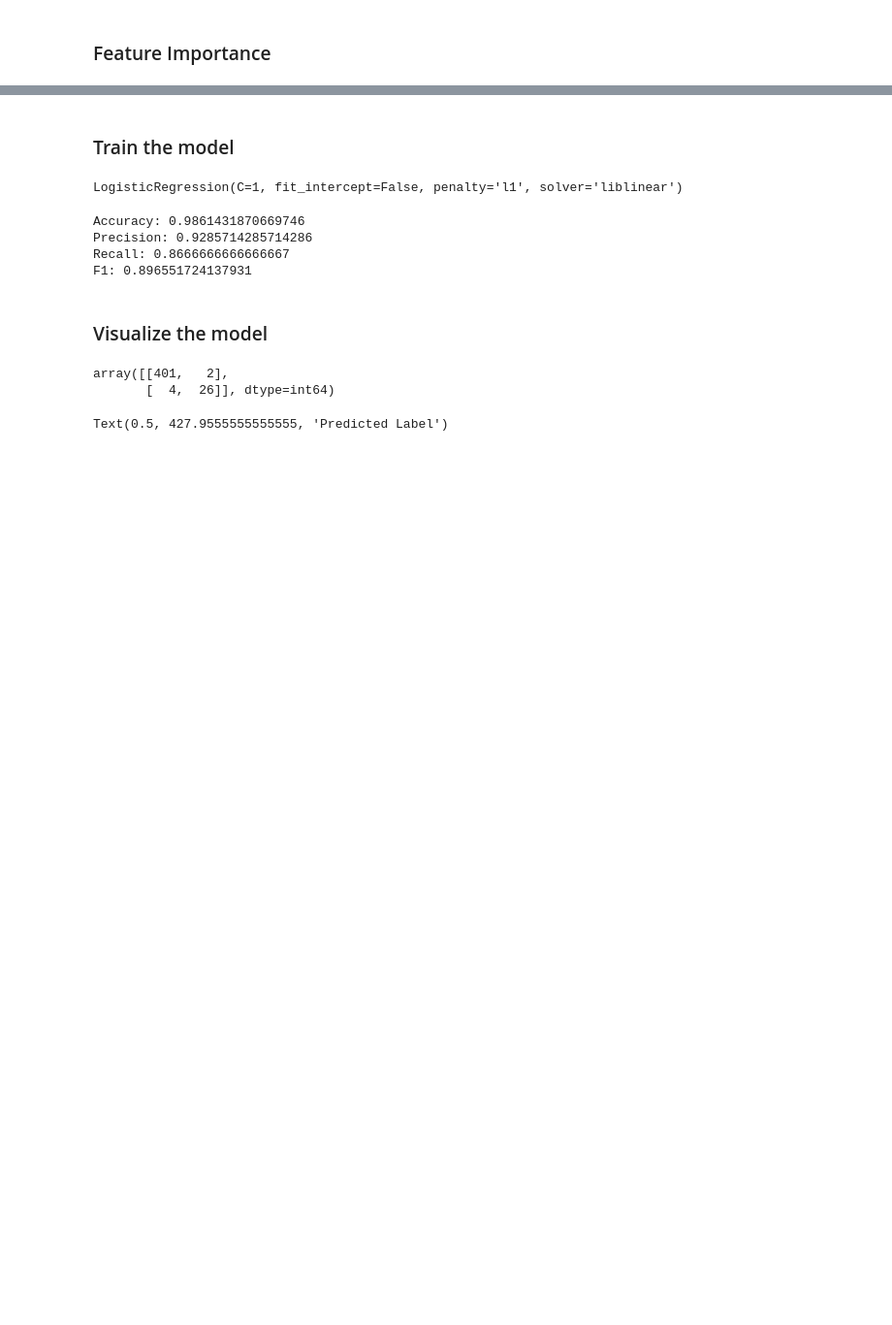
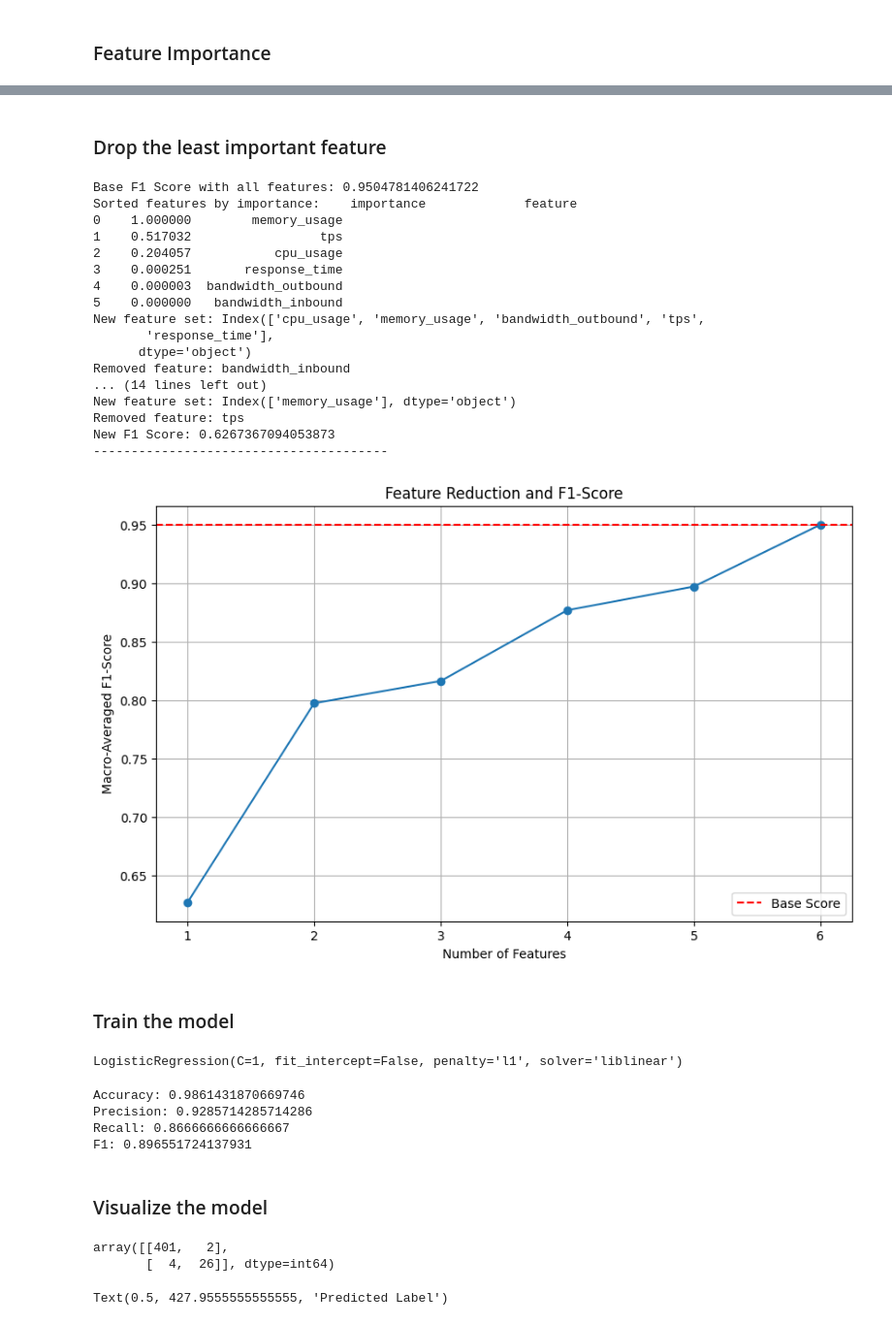
Before and after one commit to meng-rcis/rcie-system-metrics-prediction, a Jupyter notebook: two-stages/status/status.logistic_regression.ipynb, the cells around one changed output, grey strips where cells are left out. Shown at 97% size. Saved outputs shown, nothing was run; the diff lists cells and outputs as text; code cells hidden in the pictures; blank space fills up the shorter version.

```diff
--- a/two-stages/status/status.logistic_regression.ipynb
+++ b/two-stages/status/status.logistic_regression.ipynb
@@ -160,3 +190,80 @@ Feature 6: 0.194396889211519
+# %% [markdown]
+### Drop the least important feature
+# %%
+# Import feature and target columns
+X = pickle.load(open("./common/feature_status.p", "rb"))
+y = pickle.load(open("./common/target_status.p", "rb"))
+
+# instantiate the logistic regression model
+logreg = LogisticRegression()
+
+# list to store mean F1-scores
+mean_f1_scores = []
+
+# prepare the cross-validation procedure
+cv = KFold(n_splits=10)
+
+# evaluate and store performance of full model
+f1 = cross_val_score(logreg, X, y, scoring='f1_macro', cv=cv, n_jobs=-1).mean()
+mean_f1_scores.append(f1)
+
+# print base score
+print(f'Base F1 Score with all features: {f1}')
+
+# Get sorted features by importance
+sorted_features = df_importance.sort_values(by='importance', ascending=False).reset_index(drop=True)
+
+# print sorted features
+print(f'Sorted features by importance: {sorted_features}')
+
+X_reduced = X.copy()  # Create a copy of X
+
+for i in range(len(sorted_features) - 1):
+    logreg = LogisticRegression()
+
+    # Drop the least important feature
+    removed_feature = sorted_features.iloc[-(i+1)]['feature']
+    X_reduced = X_reduced.drop(removed_feature, axis=1)
+
+    # Train the model with the reduced feature set and calculate cross-validated F1 score
+    f1 = cross_val_score(logreg, X_reduced, y, scoring='f1_macro', cv=cv, n_jobs=-1).mean()
+    mean_f1_scores.append(f1)
+
+    print(f'New feature set: {X_reduced.columns}\nRemoved feature: {removed_feature}\nNew F1 Score: {f1}')
+    print('---------------------------------------')
+
+# Plot the F1-scores
+plt.figure(figsize=(10, 6))
+plt.plot(range(len(sorted_features), 0, -1), mean_f1_scores, marker='o')
+
+# Plot the base score
+plt.axhline(y=mean_f1_scores[0], color='r', linestyle='--', label='Base Score')
+
+plt.title('Feature Reduction and F1-Score')
+plt.xlabel('Number of Features')
+plt.ylabel('Macro-Averaged F1-Score')
+plt.legend()
+plt.grid(True)
+plt.show()
+# %% [output]
+Base F1 Score with all features: 0.9504781406241722
+Sorted features by importance:    importance             feature
+0    1.000000        memory_usage
+1    0.517032                 tps
+2    0.204057           cpu_usage
+3    0.000251       response_time
+4    0.000003  bandwidth_outbound
+5    0.000000   bandwidth_inbound
+New feature set: Index(['cpu_usage', 'memory_usage', 'bandwidth_outbound', 'tps',
+       'response_time'],
+      dtype='object')
+Removed feature: bandwidth_inbound
+... (14 lines left out)
+New feature set: Index(['memory_usage'], dtype='object')
+Removed feature: tps
+New F1 Score: 0.6267367094053873
+---------------------------------------
+[figure, added]
 # %% [markdown]
 ### Train the model
 # %%
```
Also changed, not shown: parts of 8 cells of this notebook.
